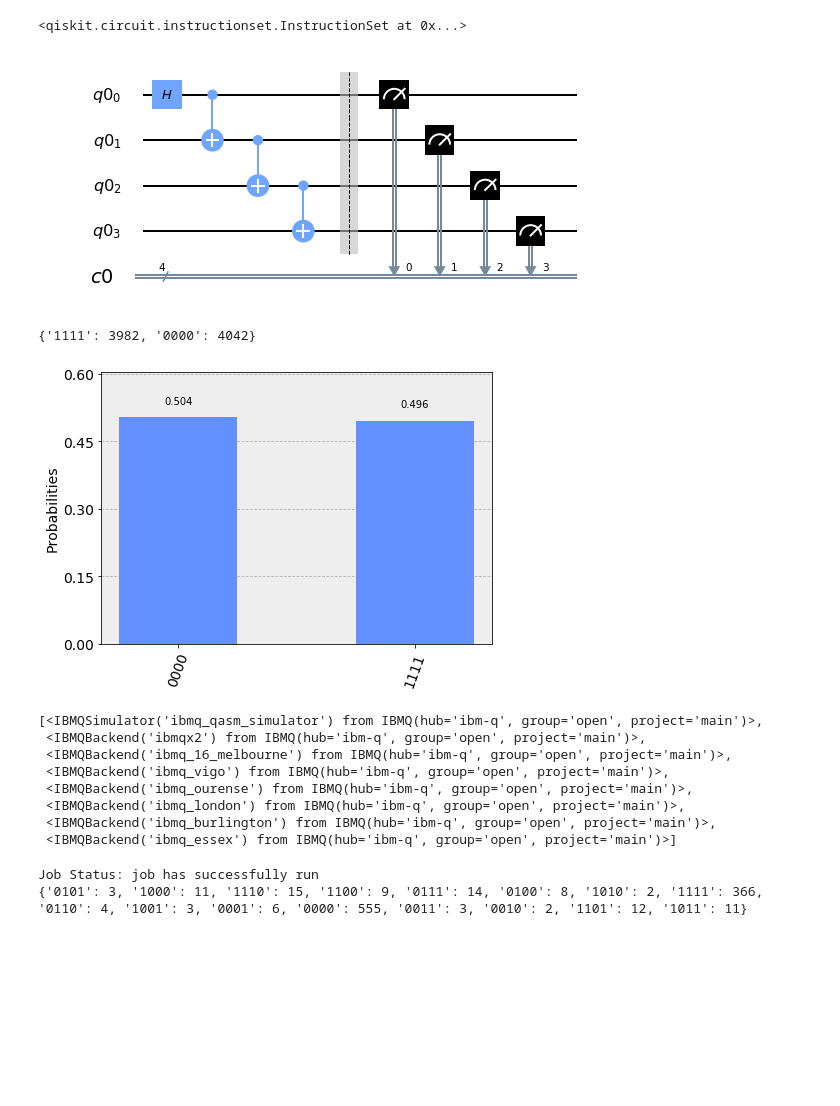
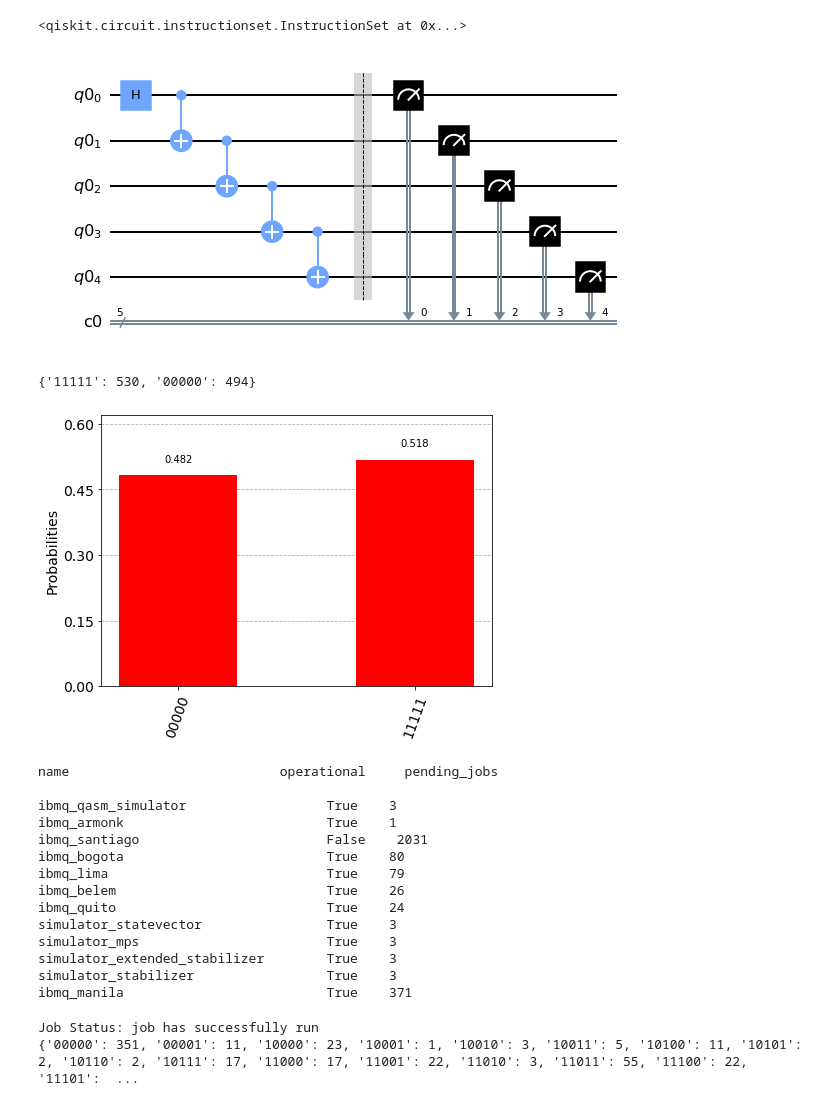
Before and after one commit to programaquantica/Exemplos, a Jupyter notebook: Exemplo2.ipynb, the cells around one changed output. Drawn from its saved outputs; the diff is of its cells as text; code cells hidden in the pictures; blank space fills up the shorter version.

```diff
--- a/Exemplo2.ipynb
+++ b/Exemplo2.ipynb
@@ -5,42 +14,40 @@ from qiskit import *
 from qiskit.tools.monitor import job_monitor
 from qiskit.tools.visualization import plot_histogram
 # %%
-### Montagem do circuito GHZ de n_qubits
-n_qubits=4
-q = QuantumRegister(n_qubits)
-c = ClassicalRegister(n_qubits)
+### Montagem do circuito do estado GHZ de n qubits
+n = 5 # número de qubits
+q = QuantumRegister(n)
+c = ClassicalRegister(n)
 circuito = QuantumCircuit(q, c)
 circuito.h(q[0])
-for i in range(n_qubits-1):
-    circuito.cx(q[i], q[i+1])
-
-circuito.barrier(q)
-circuito.measure(q, c)
+for i in range(1,n):
+    circuito.cx(q[i-1], q[i])
+circuito.barrier()
+circuito.measure(q,c)
 # %% [output]
 <qiskit.circuit.instructionset.InstructionSet at 0x...>
 # %%
-%matplotlib inline
 circuito.draw(output='mpl')
-# circuito.draw(output='latex')  # segunda opção para visualizar o circuito
-# print(circuito)  # terceira opção para visualizar o circuito
+#circuito.draw(output='latex')  # segunda opção para visualizar o circuito
+#print(circuito)  # terceira opção para visualizar o circuito
 # %% [output]
-[figure, old version]
+[figure, new version]
 # %%
 ## comando para gerar o código QASM do circuito
 # print(circuito.qasm())
 # %%
 ### Comandos para simular a saída do circuito
 simulador = BasicAer.get_backend('qasm_simulator')
-job1 = execute(circuito, simulador, shots=8024)
+job1 = execute(circuito, simulador, shots=1024)
 resultado1 = job1.result()
 contagem1 = resultado1.get_counts()
 print(contagem1)
 # %% [output]
-{'1111': 3982, '0000': 4042}
+{'11111': 530, '00000': 494}
 # %%
-plot_histogram(contagem1)
+plot_histogram(contagem1,color='red')
 # %% [output]
-[figure, old version]
+[figure, new version]
 # %%
 
 ### Este comando deve ser usado uma única vez, pois o valor do token ficará gravado so seu laptop.
@@ -53,22 +62,33 @@ plot_histogram(contagem1)
 provedor = IBMQ.load_account()
-# %%
-provedor.backends()
-# %% [output]
-[<IBMQSimulator('ibmq_qasm_simulator') from IBMQ(hub='ibm-q', group='open', project='main')>,
- <IBMQBackend('ibmqx2') from IBMQ(hub='ibm-q', group='open', project='main')>,
- <IBMQBackend('ibmq_16_melbourne') from IBMQ(hub='ibm-q', group='open', project='main')>,
- <IBMQBackend('ibmq_vigo') from IBMQ(hub='ibm-q', group='open', project='main')>,
- <IBMQBackend('ibmq_ourense') from IBMQ(hub='ibm-q', group='open', project='main')>,
- <IBMQBackend('ibmq_london') from IBMQ(hub='ibm-q', group='open', project='main')>,
- <IBMQBackend('ibmq_burlington') from IBMQ(hub='ibm-q', group='open', project='main')>,
- <IBMQBackend('ibmq_essex') from IBMQ(hub='ibm-q', group='open', project='main')>]
+# %%
+### Lista das máquinas disponíveis e o número de jobs na fila.
+print('name',' '*25,'operational','   ', 'pending_jobs')
+print(' ')
+for backend in provedor.backends():
+    name = backend.name()
+    print(name,' '*(35-len(name)),backend.status().operational,'  ',backend.status().pending_jobs)
+# %% [output]
+name                           operational     pending_jobs
+
+ibmq_qasm_simulator                  True    3
+ibmq_armonk                          True    1
+ibmq_santiago                        False    2031
+ibmq_bogota                          True    80
+ibmq_lima                            True    79
+ibmq_belem                           True    26
+ibmq_quito                           True    24
+simulator_statevector                True    3
+simulator_mps                        True    3
+simulator_extended_stabilizer        True    3
+simulator_stabilizer                 True    3
+ibmq_manila                          True    371
 # %%
 ### O comando get_backend seleciona o backend
-### O comando execute executa o circuito no IBMQX2
+### O comando execute executa o circuito no backend escolhido
 ### O job entra na fila. A espera pode demorar MUITAS HORAS.
 ### O comando job_monitor mostra a posição em tempo real.
 ### Se a conexão com a internet for interrompida, o job é cancelado.
-maquina = provedor.get_backend('ibmq_vigo')
+maquina = provedor.get_backend('ibmq_belem')
 job2 = execute(circuito, maquina, shots=1024)
 job_monitor(job2)
 resultado2 = job2.result()
@@ -76,4 +96,4 @@ contagem2 = resultado2.get_counts()
 print(contagem2)
 # %% [output]
 Job Status: job has successfully run
-{'0101': 3, '1000': 11, '1110': 15, '1100': 9, '0111': 14, '0100': 8, '1010': 2, '1111': 366, '0110': 4, '1001': 3, '0001': 6, '0000': 555, '0011': 3, '0010': 2, '1101': 12, '1011': 11}
+{'00000': 351, '00001': 11, '10000': 23, '10001': 1, '10010': 3, '10011': 5, '10100': 11, '10101': 2, '10110': 2, '10111': 17, '11000': 17, '11001': 22, '11010': 3, '11011': 55, '11100': 22, '11101':  ...
```
Also changed, not shown: parts of 8 cells of this notebook.
